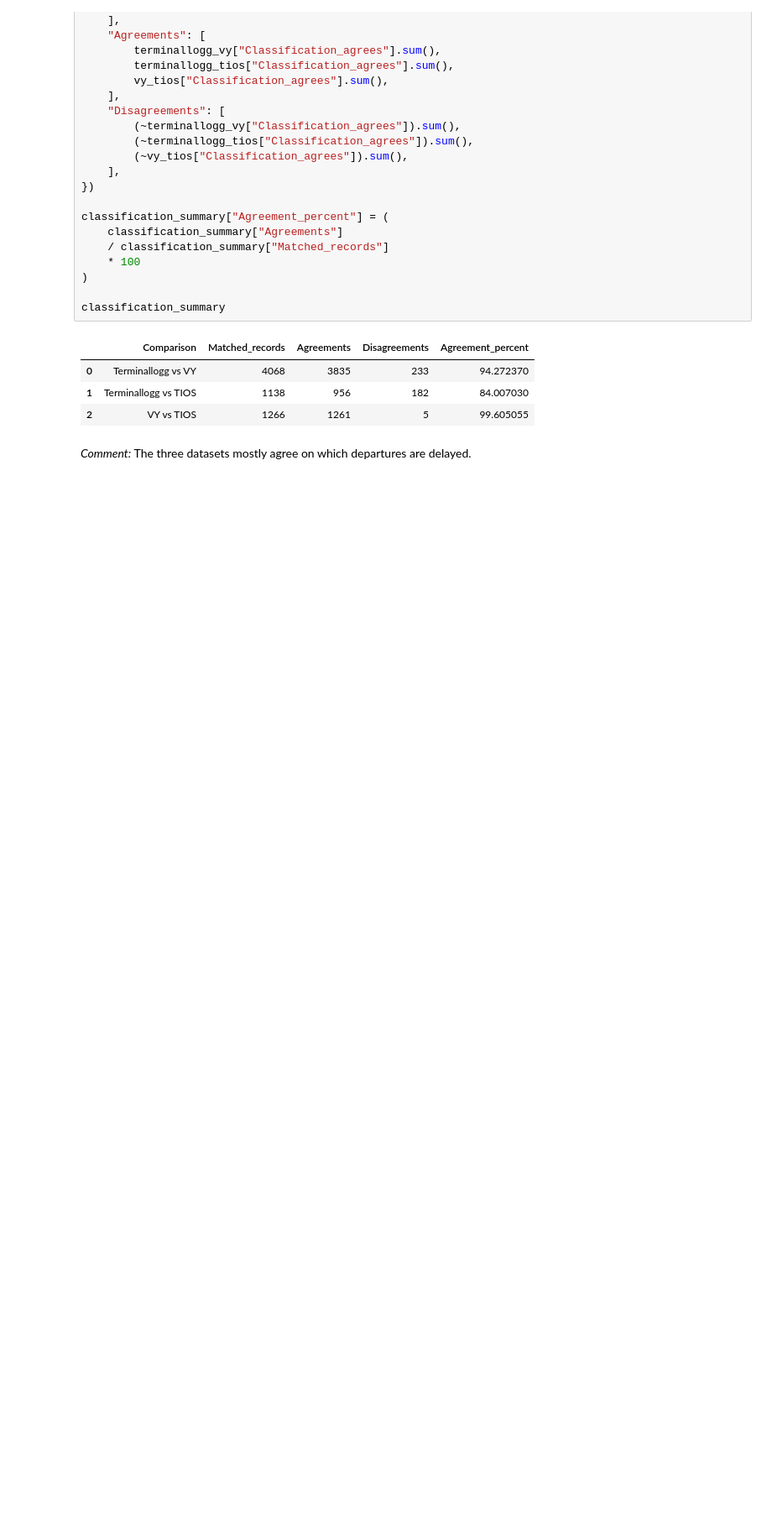
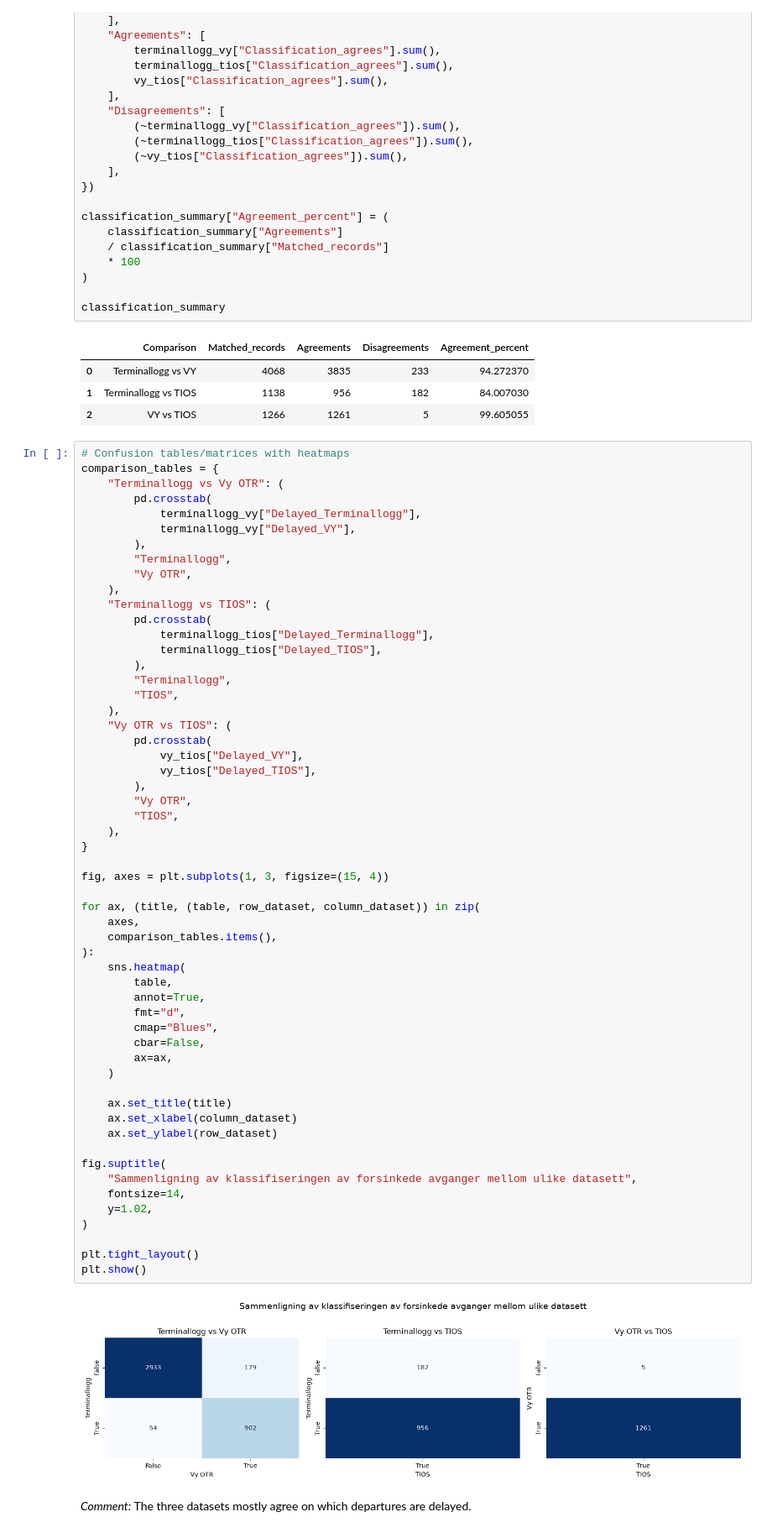
Before and after one commit to KriStrom/masteroppgave26SixSigmaDataanalyse, a Jupyter notebook: 01_measure_phase/01_01_data_quality_analysis.ipynb, the cells around one changed output. Shown at 84% size. Cells and saved outputs as stored; diff of their text form; blank space fills up the shorter version.

```diff
--- a/01_measure_phase/01_01_data_quality_analysis.ipynb
+++ b/01_measure_phase/01_01_data_quality_analysis.ipynb
@@ -5929,5 +6003,63 @@ classification_summary
 | 0 | Terminallogg vs VY | 4068 | 3835 | 233 | 94.272370 |
 | 1 | Terminallogg vs TIOS | 1138 | 956 | 182 | 84.007030 |
 | 2 | VY vs TIOS | 1266 | 1261 | 5 | 99.605055 |
+# %%
+# Confusion tables/matrices with heatmaps
+comparison_tables = {
+    "Terminallogg vs Vy OTR": (
+        pd.crosstab(
+            terminallogg_vy["Delayed_Terminallogg"],
+            terminallogg_vy["Delayed_VY"],
+        ),
+        "Terminallogg",
+        "Vy OTR",
+    ),
+    "Terminallogg vs TIOS": (
+        pd.crosstab(
+            terminallogg_tios["Delayed_Terminallogg"],
+            terminallogg_tios["Delayed_TIOS"],
+        ),
+        "Terminallogg",
+        "TIOS",
+    ),
+    "Vy OTR vs TIOS": (
+        pd.crosstab(
+            vy_tios["Delayed_VY"],
+            vy_tios["Delayed_TIOS"],
+        ),
+        "Vy OTR",
+        "TIOS",
+    ),
+}
+
+fig, axes = plt.subplots(1, 3, figsize=(15, 4))
+
+for ax, (title, (table, row_dataset, column_dataset)) in zip(
+    axes,
+    comparison_tables.items(),
+):
+    sns.heatmap(
+        table,
+        annot=True,
+        fmt="d",
+        cmap="Blues",
+        cbar=False,
+        ax=ax,
+    )
+
+    ax.set_title(title)
+    ax.set_xlabel(column_dataset)
+    ax.set_ylabel(row_dataset)
+
+fig.suptitle(
+    "Sammenligning av klassifiseringen av forsinkede avganger mellom ulike datasett",
+    fontsize=14,
+    y=1.02,
+)
+
+plt.tight_layout()
+plt.show()
+# %% [output]
+[figure, added]
 # %% [markdown]
 *Comment:* The three datasets mostly agree on which departures are delayed.
```
Also changed, not shown: parts of 47 cells of this notebook.
